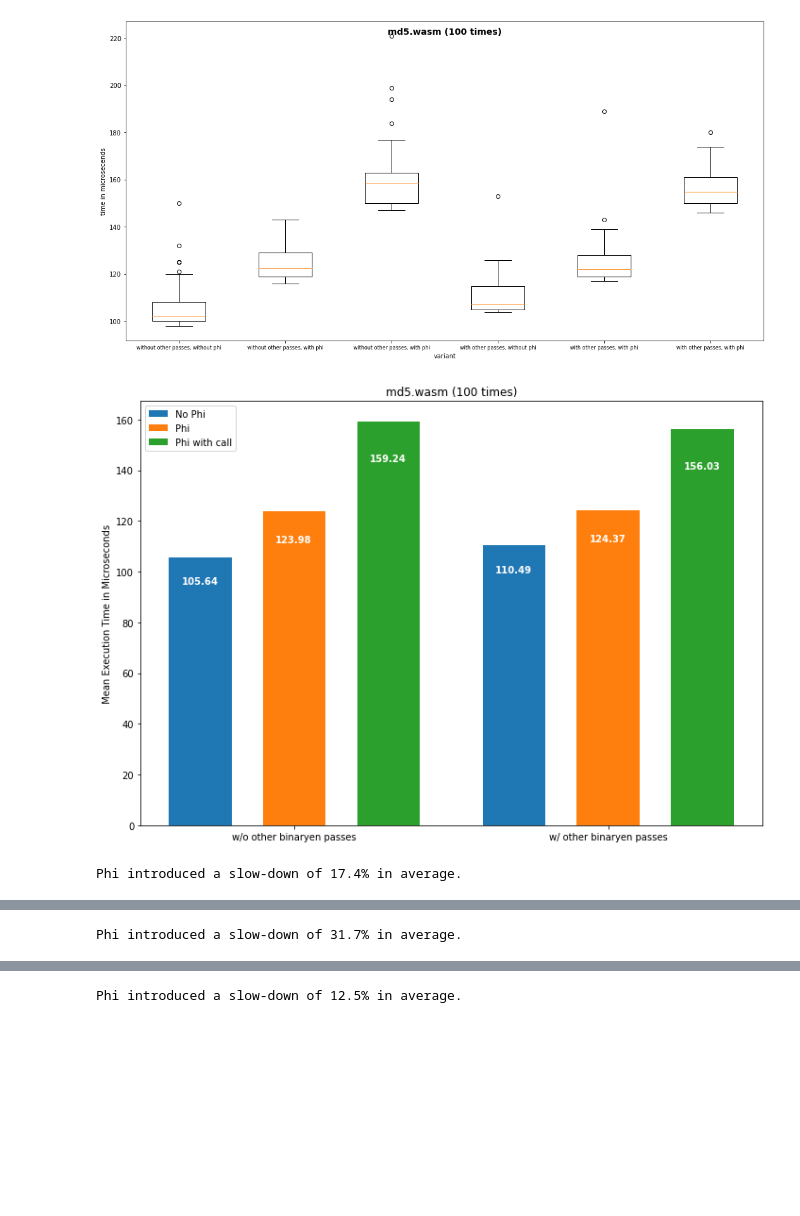
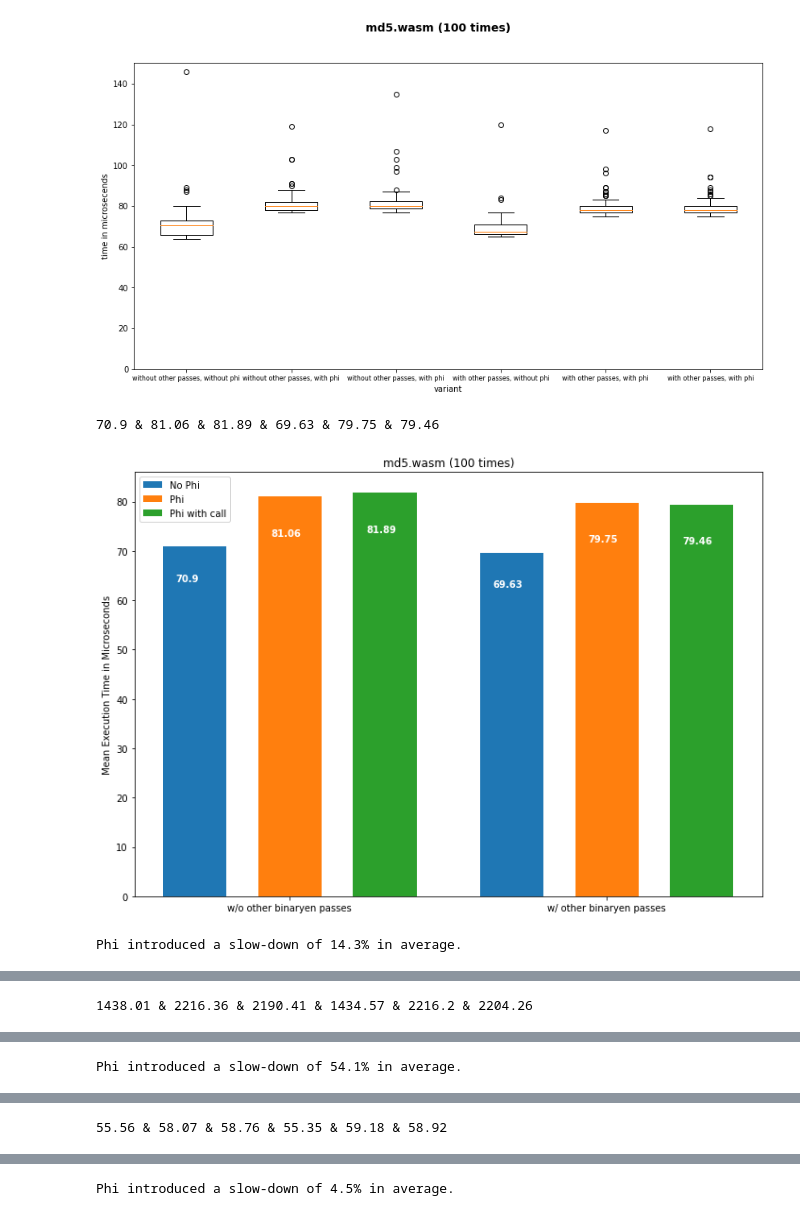
Before and after one commit to t4lz/phi, a Jupyter notebook: benchmarks/Benchmarks.ipynb, the cells around one changed output, grey strips where cells are left out. Cells and saved outputs as stored; diff of their text form; code cells hidden in the pictures; blank space fills up the shorter version.

Commit message:
benchmarks

```diff
--- a/benchmarks/Benchmarks.ipynb
+++ b/benchmarks/Benchmarks.ipynb
@@ -9,10 +9,11 @@ def read_benches(path):
     return res_text.split('###')[1:]
 # %%
 def boxplot(arrs, bench_title, var_titles, xlabel="variant"):
-    fig = plt.figure(figsize =(14, 7))
+#     fig = plt.figure(figsize =(16, 7))
 
     # Creating axes instance
-    ax = fig.add_axes([0, 0, 1, 1])
+#     ax = fig.add_axes([0, 0, 1, 1])
+    fig, ax = plt.subplots(figsize=(14, 7))
 
     # Creating plot
     bp = ax.boxplot(arrs)
@@ -20,8 +21,9 @@ def boxplot(arrs, bench_title, var_titles, xlabel="variant"):
     ax.set_ylabel('time in microsecends')
     ax.set_xlabel(xlabel)
     ax.set_xticklabels( var_titles, fontsize=8)
+    ax.set_ylim(bottom=0)
 
-    # show plot
+    plt.savefig(f"{bench_title.split('.')[0]}_box.pdf")
     plt.show()
 # %%
 def barchart(means, title):
@@ -63,10 +66,12 @@ def analyse_benchmark(txt):
 
     print(f"Phi introduced a slow-down of {(means[1]-means[0])*100/means[0]:.1f}% in average.\n\n")
 # %%
-benches = read_benches('../cmake-build-release/benchmarks/res22-03.txt')
+# benches = read_benches('../cmake-build-release/benchmarks/res22-03.txt')
+benches = read_benches('../cmake-build-release/benchmarks/benchmarks.txt')
 for bench in benches:
     analyse_benchmark(bench)
 # %% [output]
-[figure, old version]
+[figure, new version]
+70.9 & 81.06 & 81.89 & 69.63 & 79.75 & 79.46
-[figure, old version]
+[figure, new version]
-Phi introduced a slow-down of 17.4% in average.
+Phi introduced a slow-down of 14.3% in average.
@@ -73,0 +79 @@ Phi introduced a slow-down of 17.4% in average.
+1438.01 & 2216.36 & 2190.41 & 1434.57 & 2216.2 & 2204.26
@@ -75 +81 @@ Phi introduced a slow-down of 17.4% in average.
-Phi introduced a slow-down of 31.7% in average.
+Phi introduced a slow-down of 54.1% in average.
@@ -76,0 +83 @@ Phi introduced a slow-down of 31.7% in average.
+55.56 & 58.07 & 58.76 & 55.35 & 59.18 & 58.92
@@ -78 +85 @@ Phi introduced a slow-down of 31.7% in average.
-Phi introduced a slow-down of 12.5% in average.
+Phi introduced a slow-down of 4.5% in average.
```
Also changed, not shown: parts of 6 cells of this notebook, 15 other files.
